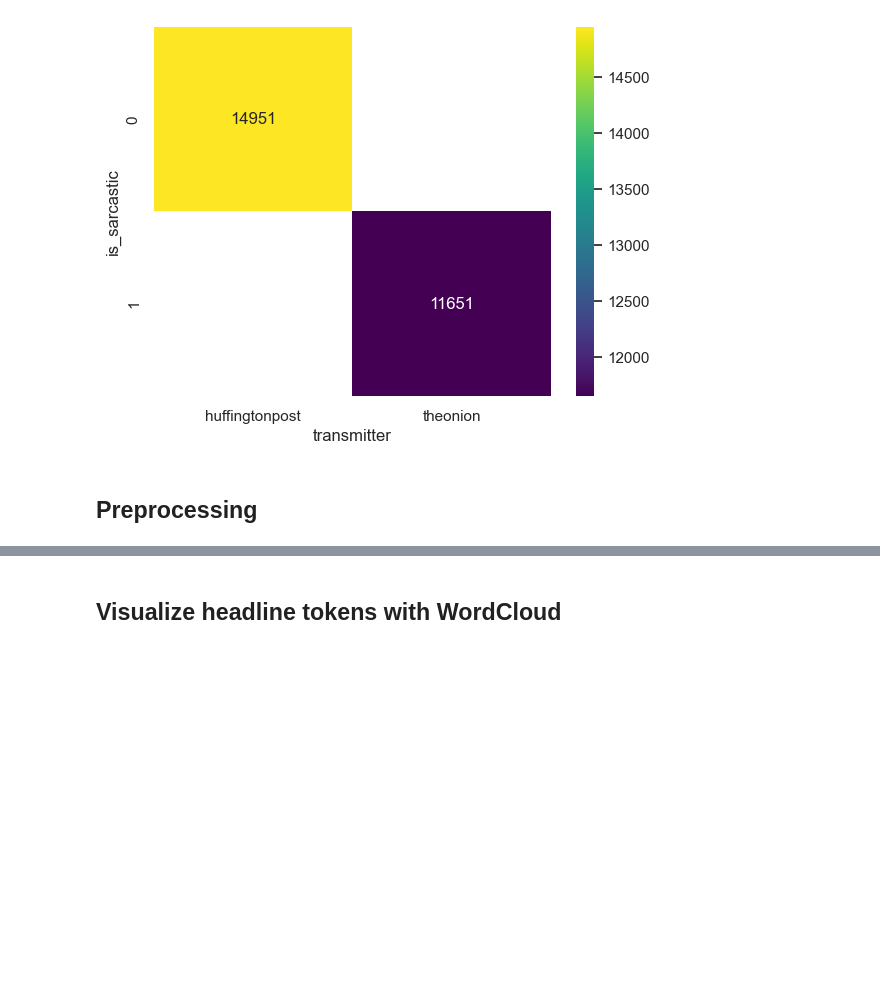
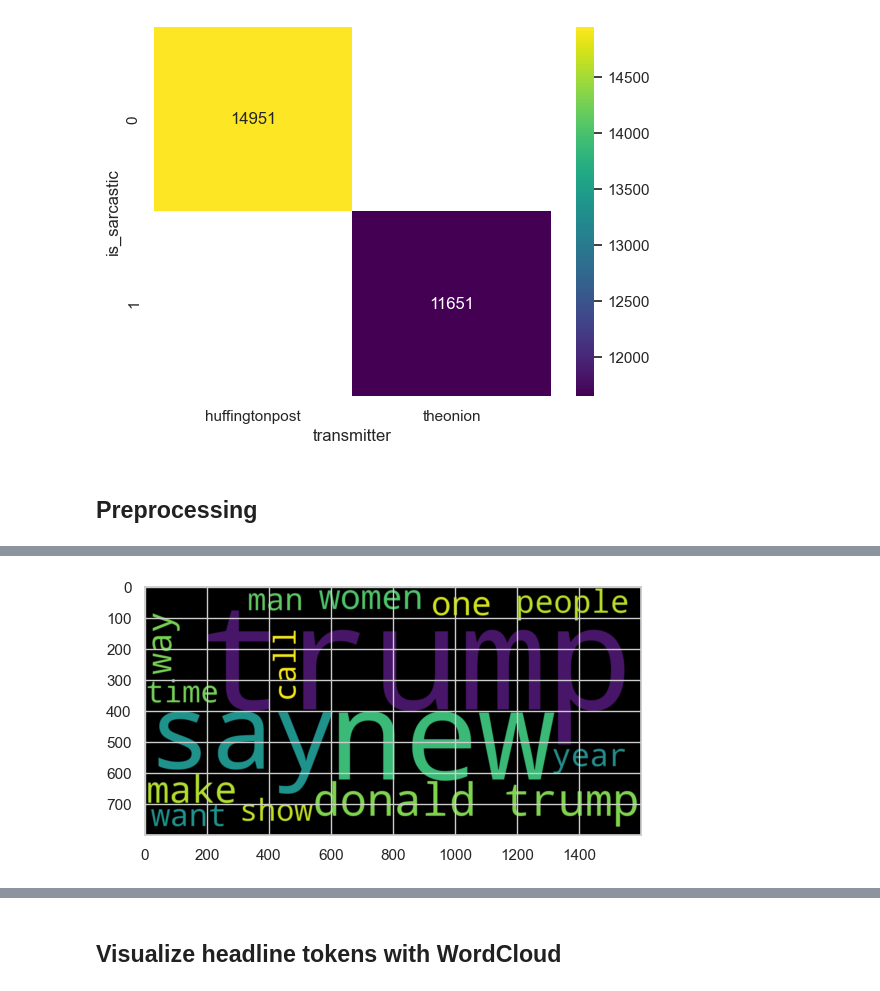
Before and after one commit to wilberquito/Sarcasm-Detector, a Jupyter notebook: detection.ipynb, the cells around one changed output, grey strips where cells are left out. Drawn from its saved outputs; the diff is of its cells as text; code cells hidden in the pictures; blank space fills up the shorter version.

Commit message:
Clean headlines and plot using wordcloud

```diff
--- a/detection.ipynb
+++ b/detection.ipynb
@@ -145,36 +148,36 @@ ax = sns.heatmap(pivot, annot=True, fmt="g", cmap='viridis')
 # %% [markdown]
 ## Preprocessing
 # %%
-def denoise(text):
+def denoise_text(text):
+
+    to_text = lambda words : ' '.join(words)
+
     tokenizer = lambda text : nltk.word_tokenize(text)
-    parse_url = lambda text : re.sub('http\S+' , '' , text)
-    strip = lambda text : text.strip()
-    to_raw = lambda text : re.sub('[^a-z\s]', '', text)  #drop any symbol except a-z
+
+    def strip_words(words):
+        return [w.strip() for w in words]
 
     def to_lower_case(words):
         return [w.lower() for w in words]
 
-    def drop_urls(words):
-        return [re.sub('http\S+', '', w) for w in words]
-
-    def drop_puntuations(words):
+    def drop_punctuations(words):
         re_punc = re.compile('[%s]' % re.escape(string.punctuation))
-        return [re_punc.sub('', w) for w in words]
+        return [re_punc.sub(' ', w) for w in words]
 
     def drop_stopwords(words):
         sw = set(stopwords.words('english'))
         return [w for w in words if w not in sw]
 
-    ws = tokenizer(text)
-    ws = [to_lower_case(w) for w in ws]
-    ws = [parse_url(w) for w in ws]
-    ws = [strip(w) for w in ws]
-    ws = [to_raw(w) for w in ws]
-    ws = [w for w in ws if w not in en_stop]
-    ws = [w for w in ws if wordnet.synsets(w)] # known synomous of this word
+    def drop_non_alphabetic(words):
+        return [w for w in words if w.isalpha()]
 
-    return ' '.join(ws).strip()
 
-df['cleaned_headline'] = df['headline'].apply(denoise)
-
-df[['headline', 'cleaned_headline']].head()
+    return compose( to_text,
+                    drop_stopwords,
+                    drop_non_alphabetic,
+                    strip_words,
+                    drop_punctuations,
+                    to_lower_case,
+                    tokenizer)(text)
+# %%
+df['cleaned_headline'] = df['headline'].apply(denoise_text)
@@ -180,0 +195,7 @@ df[['headline', 'cleaned_headline']].head()
+# %%
+# more frequent words used in not sarcastic headlines
+non_sarcastic_words = ' '.join(df[df['is_sarcastic'] == 0]['cleaned_headline'])
+wc = WordCloud(max_words = 15 , width = 1600 , height = 800).generate(non_sarcastic_words)
+ax = plt.imshow(wc , interpolation = 'bilinear')
+# %% [output]
+[figure, added]
```
Also changed, not shown: parts of 5 cells of this notebook.
